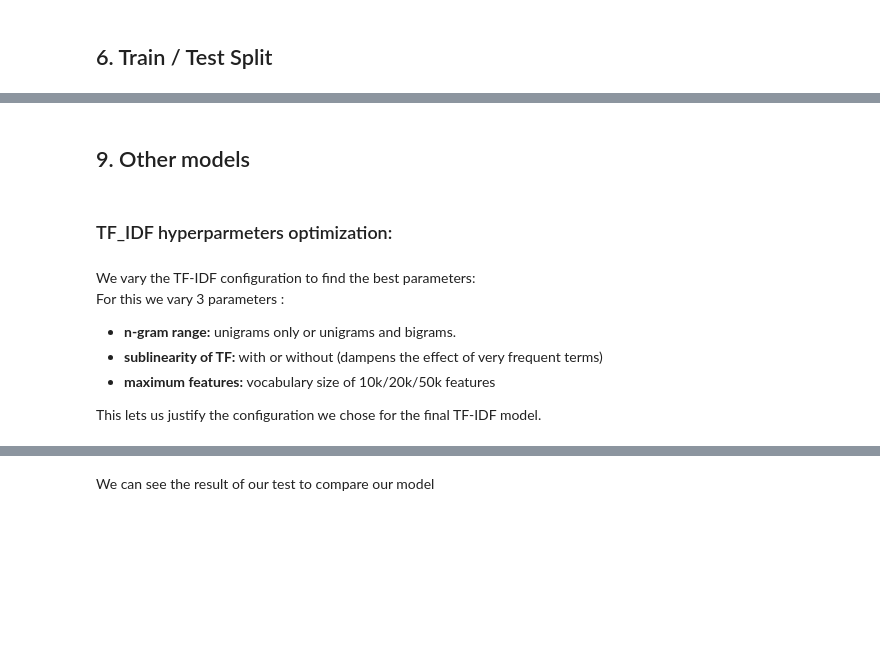
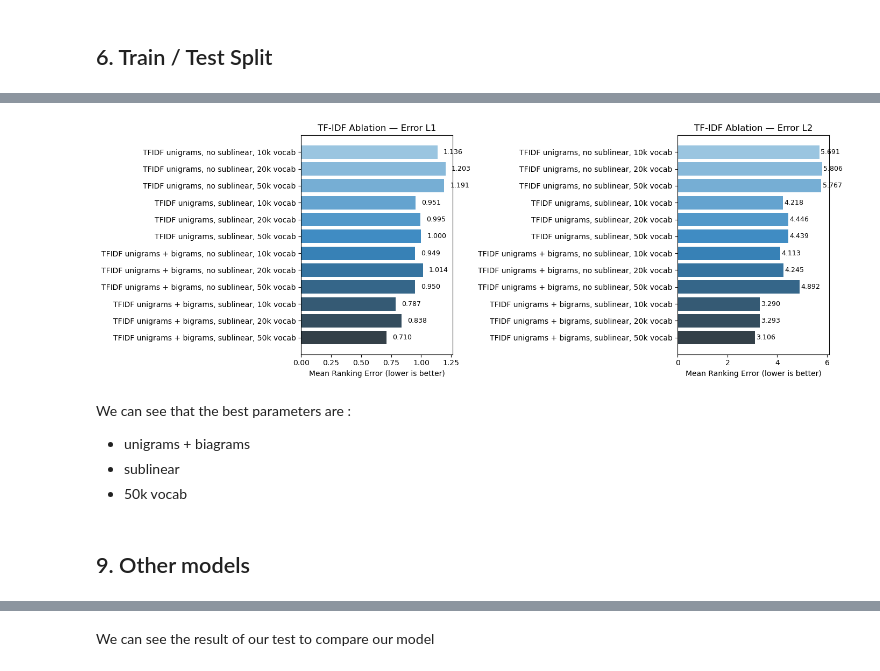
Before and after one commit to Loro67/tripadvisor-nlp-recommender, a Jupyter notebook: project_notebook.ipynb, the cells around one changed output, grey strips where cells are left out. Saved outputs shown, nothing was run; the diff lists cells and outputs as text; code cells hidden in the pictures; blank space fills up the shorter version.

```diff
--- a/project_notebook.ipynb
+++ b/project_notebook.ipynb
@@ -264,6 +264,7 @@ English reviews: 153,071 / 340,385 total
 def clean_text_spacy(texts: list) -> list:
     """
     Lemmatization of a batch of texts using spaCy.
+    Keeps only alphabetic, non-stop tokens longer than 2 characters.
     """
     results = []
     # We use pip to disable the parser and ner module of our spacy model so that our code run faster
@@ -627,12 +762,25 @@ results
+# %%
+# Ablation visualization
+fig, axes = plt.subplots(1, 2, figsize=(14, 5))
+colors = sns.color_palette("Blues_d", len(result_dataset))
+
+for ax, metric in zip(axes, ["Error L1", "Error L2"]):
+    bars = ax.barh(result_dataset["Config"], result_dataset[metric], color=colors)
+    ax.set_xlabel("Mean Ranking Error (lower is better)")
+    ax.set_title(f"TF-IDF Ablation — {metric}")
+    for bar, val in zip(bars, result_dataset[metric]):
+        ax.text(bar.get_width() + 0.05, bar.get_y() + bar.get_height()/2,
+                f"{val:.3f}", va="center", fontsize=9)
+    ax.invert_yaxis()
+
+plt.tight_layout()
+plt.show()
+# %% [output]
+[figure, added]
+# %% [markdown]
+We can see that the best parameters are :
+- unigrams + biagrams
+- sublinear
+- 50k vocab
 # %% [markdown]
 ## 9. Other models
-# %% [markdown]
-### TF_IDF hyperparmeters optimization:
-# %% [markdown]
-We vary the TF-IDF configuration to find the best parameters:
-For this we vary 3 parameters :
-- **n-gram range:** unigrams only or unigrams and bigrams.
-- **sublinearity of TF:** with or without (dampens the effect of very frequent terms)
-- **maximum features:** vocabulary size of 10k/20k/50k features
-
-This lets us justify the configuration we chose for the final TF-IDF model.
```
Also changed, not shown: parts of 56 cells of this notebook, 1 other file.
